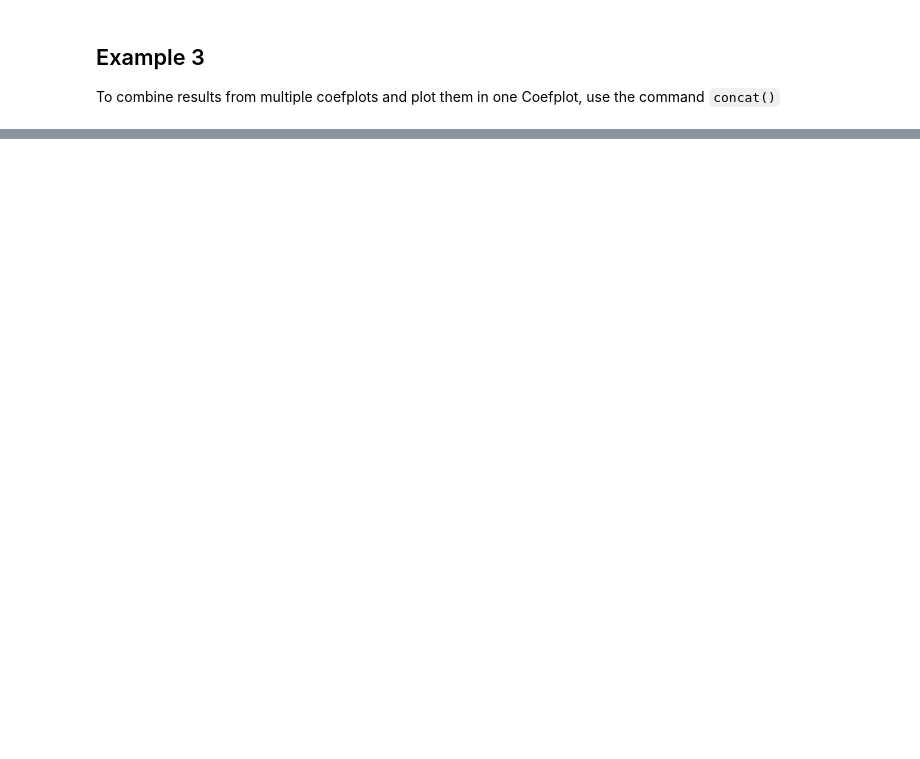
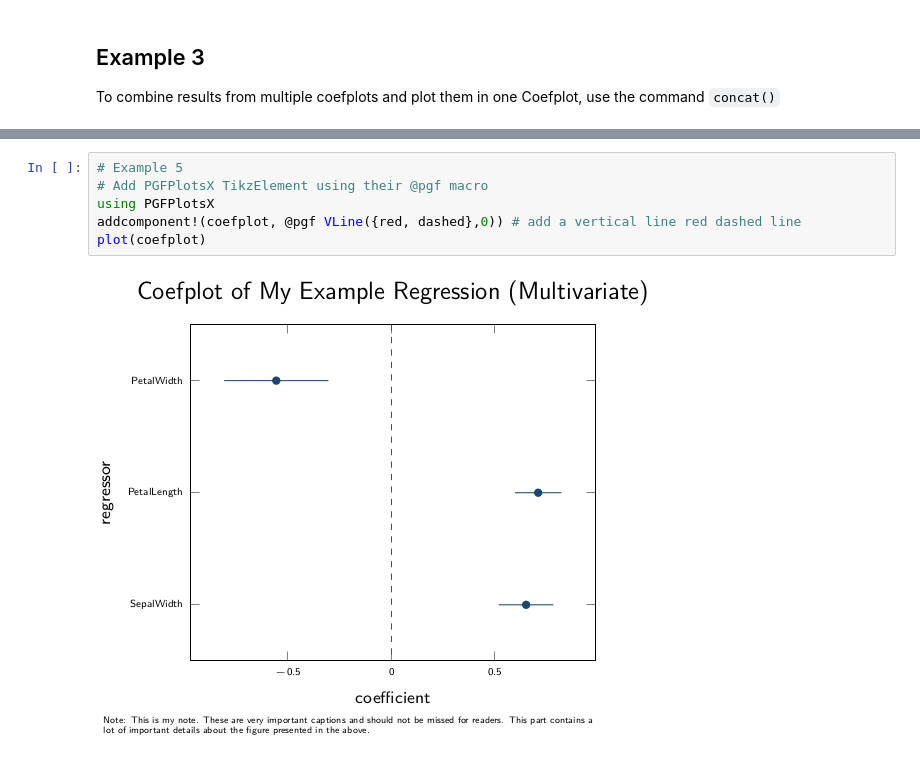
Before and after one commit to caibengbu/Coefplots.jl, a Jupyter notebook: examples/quick_start.ipynb, the cells around one changed output, grey strips where cells are left out. Drawn from its saved outputs; the diff is of its cells as text; blank space fills up the shorter version.

```diff
--- a/examples/quick_start.ipynb
+++ b/examples/quick_start.ipynb
@@ -57,0 +78,8 @@ plot(mcoefplot)
+# %%
+# Example 5
+# Add PGFPlotsX TikzElement using their @pgf macro
+using PGFPlotsX
+addcomponent!(coefplot, @pgf VLine({red, dashed},0)) # add a vertical line red dashed line
+plot(coefplot)
+# %% [output]
+[figure, added]
```
Also changed, not shown: parts of 10 cells of this notebook, 4 other files.
